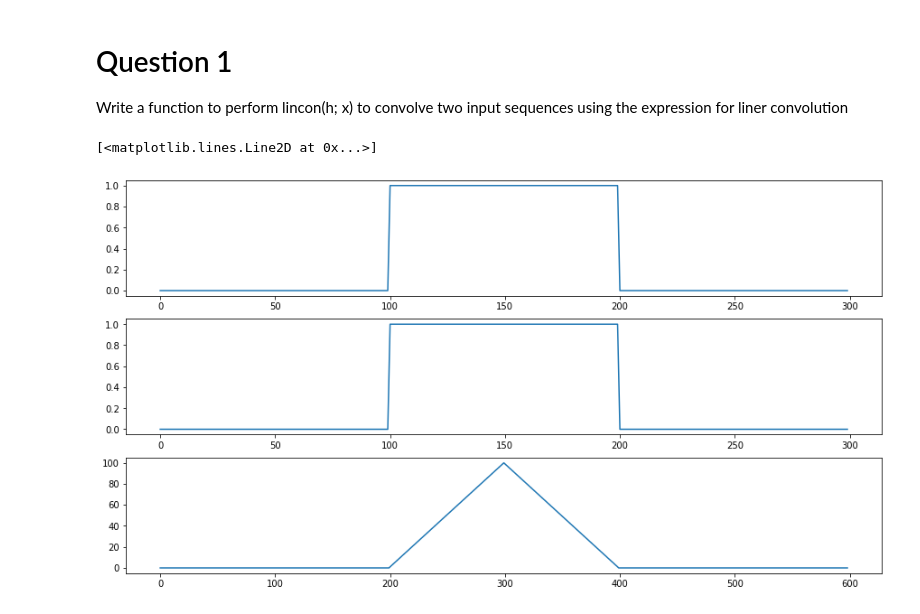
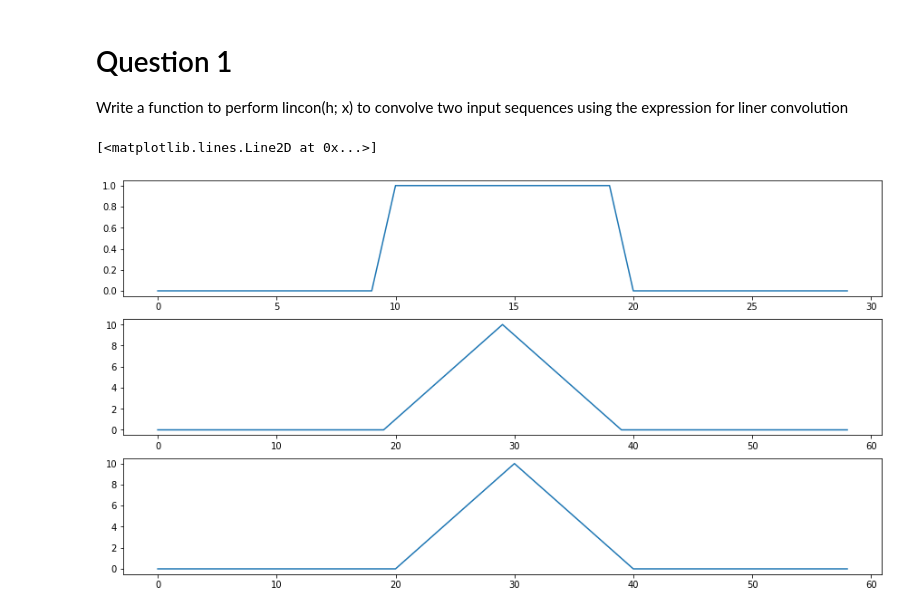
Before and after one commit to Bhavnicksm/dsp_lab_notebooks, a Jupyter notebook: EE333_Lab_2.ipynb, the cells around one changed output. Drawn from its saved outputs; the diff is of its cells as text; code cells hidden in the pictures.

```diff
--- a/EE333_Lab_2.ipynb
+++ b/EE333_Lab_2.ipynb
@@ -17,21 +17,21 @@ def lincon_1(h,x):
 # handmade method to convolve two sequences
 def lincon_2(h,x):
   x_ = np.pad(x, (len(h),len(h)))
-  z = []
-  for t in range(max(len(h),len(x))):
-    z.append(np.dot(h[t],x[t:len(h)+t]))
+  z = np.zeros(len(h)+len(x)-1)
+  for t in range(len(z)):
+    z[t] = (h*x_[t:len(h)+t]).sum()
   return z
 # %%
-h = np.pad(np.ones(100),(100,100))
-x = np.pad(np.ones(100),(100,100))
+h = np.pad(np.ones(10),(10,10))
+x = np.pad(np.ones(10),(10,10))
 
 plt.figure(figsize=(15,8))
 plt.subplot(311)
 plt.plot(h)
 plt.subplot(312)
-plt.plot(x)
+plt.plot(lincon_1(h,x))
 plt.subplot(313)
-plt.plot(lincon_1(h,x))
+plt.plot(lincon_2(h,x))
 # %% [output]
 [<matplotlib.lines.Line2D at 0x...>]
-[figure, old version]
+[figure, new version]
```
Also changed, not shown: parts of 2 cells of this notebook.
